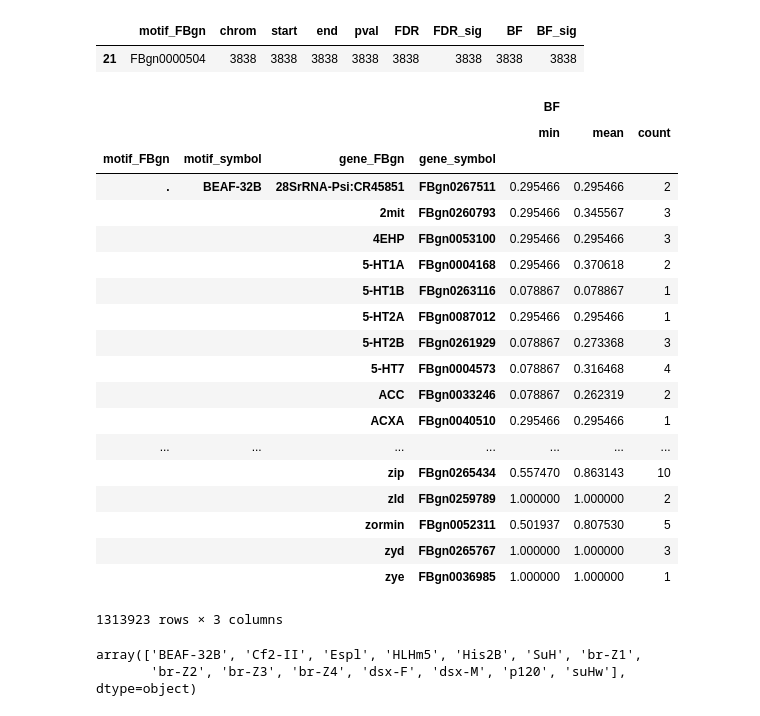
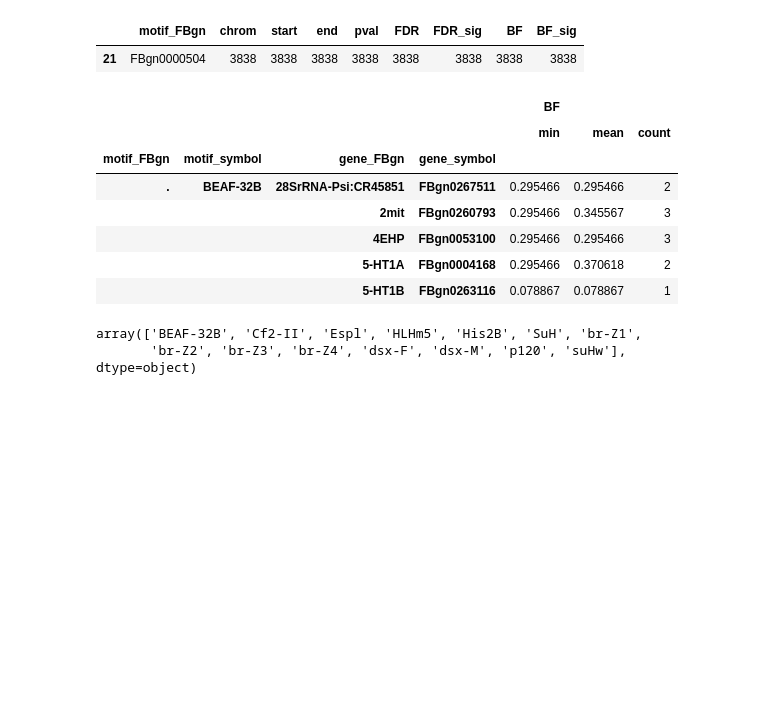
Before and after one commit to jfear/s2rnai, a Jupyter notebook: notebook/develop/2017-09-12_introns.ipynb, the cells around one changed output. Cells and saved outputs as stored; diff of their text form; code cells hidden in the pictures; blank space fills up the shorter version.

```diff
--- a/notebook/develop/2017-09-12_introns.ipynb
+++ b/notebook/develop/2017-09-12_introns.ipynb
@@ -494,25 +494,15 @@ bob.reset_index()[bob.reset_index().motif_FBgn == 'FBgn0000504']
 | 21 | FBgn0000504 | 3838 | 3838 | 3838 | 3838 | 3838 | 3838 | 3838 | 3838 |
 # %%
 #need for (TF,gene) min pval, mean, count
-filtered.groupby(['motif_FBgn', 'motif_symbol','gene_FBgn','gene_symbol']).agg({'BF':['min','mean','count']})
+grp_agg = filtered.groupby(['motif_FBgn', 'motif_symbol','gene_FBgn','gene_symbol']).agg({'BF':['min','mean','count']})
-# %% [output]
-|  |  |  |  | BF |  |  |
-|  |  |  |  | min | mean | count |
-| motif_FBgn | motif_symbol | gene_FBgn | gene_symbol |  |  |  |
-| . | BEAF-32B | 28SrRNA-Psi:CR45851 | FBgn0267511 | 0.295466 | 0.295466 | 2 |
-|  |  | 2mit | FBgn0260793 | 0.295466 | 0.345567 | 3 |
-|  |  | 4EHP | FBgn0053100 | 0.295466 | 0.295466 | 3 |
-|  |  | 5-HT1A | FBgn0004168 | 0.295466 | 0.370618 | 2 |
-|  |  | 5-HT1B | FBgn0263116 | 0.078867 | 0.078867 | 1 |
-|  |  | 5-HT2A | FBgn0087012 | 0.295466 | 0.295466 | 1 |
-|  |  | 5-HT2B | FBgn0261929 | 0.078867 | 0.273368 | 3 |
-|  |  | 5-HT7 | FBgn0004573 | 0.078867 | 0.316468 | 4 |
-|  |  | ACC | FBgn0033246 | 0.078867 | 0.262319 | 2 |
-|  |  | ACXA | FBgn0040510 | 0.295466 | 0.295466 | 1 |
-| ... | ... | ... | ... | ... | ... | ... |
-|  |  | zip | FBgn0265434 | 0.557470 | 0.863143 | 10 |
-|  |  | zld | FBgn0259789 | 1.000000 | 1.000000 | 2 |
-|  |  | zormin | FBgn0052311 | 0.501937 | 0.807530 | 5 |
-|  |  | zyd | FBgn0265767 | 1.000000 | 1.000000 | 3 |
-|  |  | zye | FBgn0036985 | 1.000000 | 1.000000 | 1 |
-1313923 rows × 3 columns
+# %%
+grp_agg.head()
+# %% [output]
+|  |  |  |  | BF |  |  |
+|  |  |  |  | min | mean | count |
+| motif_FBgn | motif_symbol | gene_FBgn | gene_symbol |  |  |  |
+| . | BEAF-32B | 28SrRNA-Psi:CR45851 | FBgn0267511 | 0.295466 | 0.295466 | 2 |
+|  |  | 2mit | FBgn0260793 | 0.295466 | 0.345567 | 3 |
+|  |  | 4EHP | FBgn0053100 | 0.295466 | 0.295466 | 3 |
+|  |  | 5-HT1A | FBgn0004168 | 0.295466 | 0.370618 | 2 |
+|  |  | 5-HT1B | FBgn0263116 | 0.078867 | 0.078867 | 1 |
```
Also changed, not shown: parts of 1 cell of this notebook.
